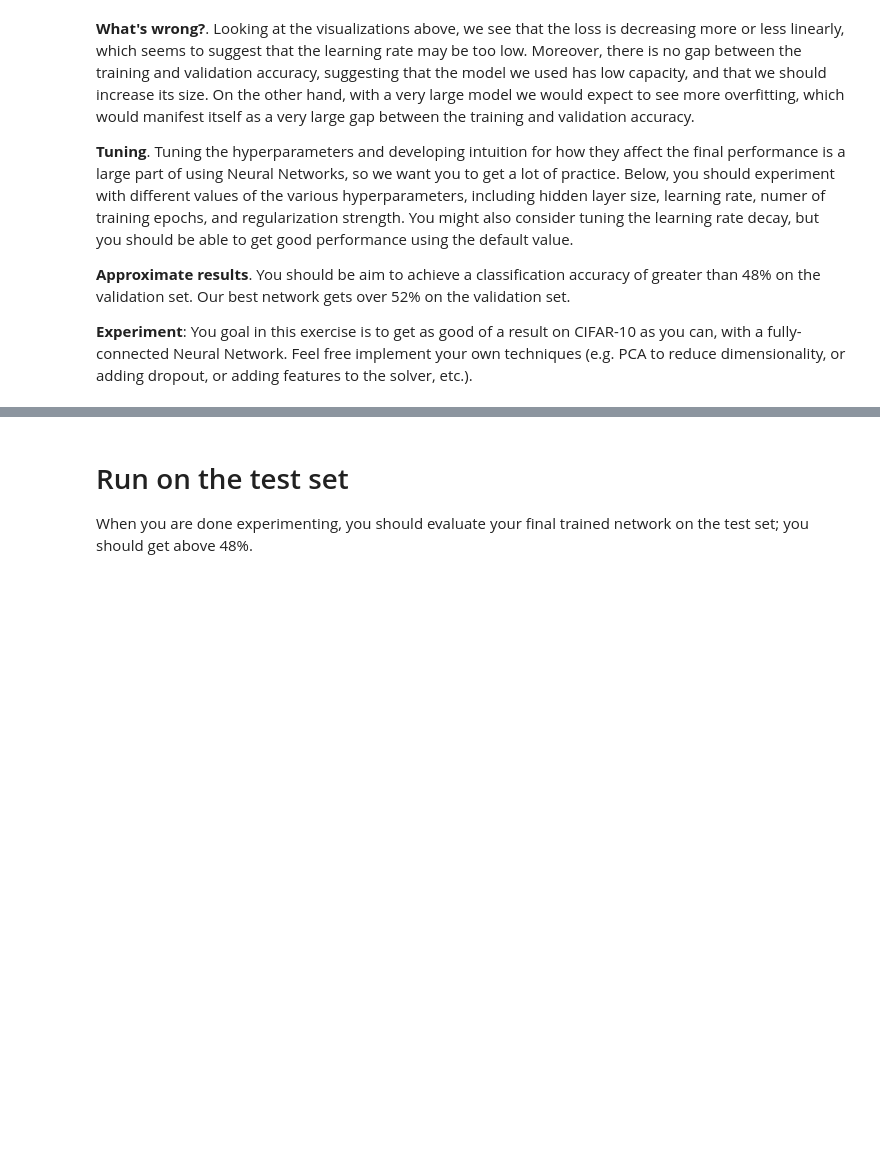
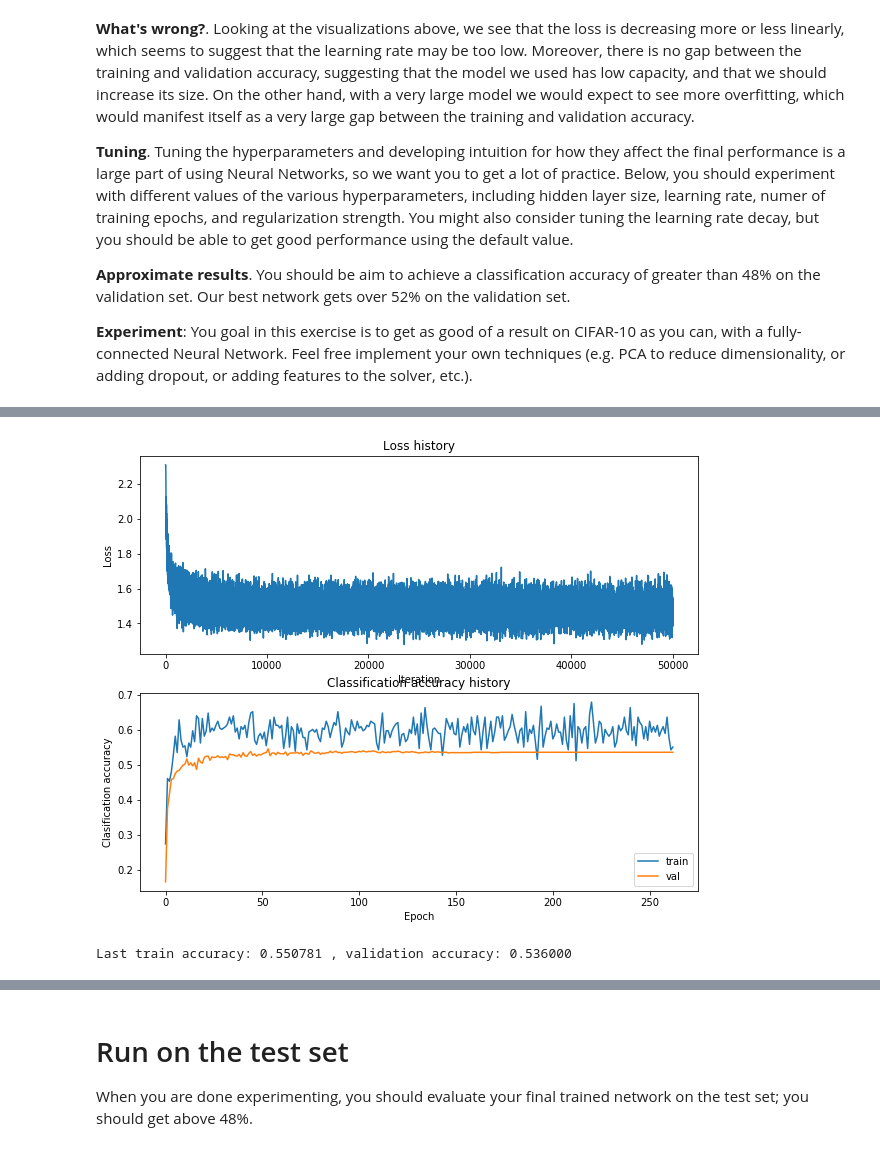
Before and after one commit to jundanl/CS231n_2018, a Jupyter notebook: assignment1/two_layer_net.ipynb, the cells around one changed output, grey strips where cells are left out. Drawn from its saved outputs; the diff is of its cells as text; code cells hidden in the pictures; blank space fills up the shorter version.

```diff
--- a/assignment1/two_layer_net.ipynb
+++ b/assignment1/two_layer_net.ipynb
@@ -290,3 +293,9 @@ show_net_weights(net)
 **Approximate results**. You should be aim to achieve a classification accuracy of greater than 48% on the validation set. Our best network gets over 52% on the validation set.
 
 **Experiment**: You goal in this exercise is to get as good of a result on CIFAR-10 as you can, with a fully-connected Neural Network. Feel free implement your own techniques (e.g. PCA to reduce dimensionality, or adding dropout, or adding features to the solver, etc.).
+# %%
+# Best model storage
+best_net = None # store the best model into this
+best_val = -1
+best_net_history = None
+best_params = None
@@ -312,3 +401,11 @@ best_net = None # store the best model into this
+# %%
+# visualize loss history for best model
+show_loss_history(best_net_history)
+print('Last train accuracy: %f , validation accuracy: %f ' \
+      % (best_net_history['train_acc_history'][-1], best_net_history['val_acc_history'][-1]))
+# %% [output]
+[figure, added]
+Last train accuracy: 0.550781 , validation accuracy: 0.536000
 # %%
 # visualize the weights of the best network
 show_net_weights(best_net)
```
Also changed, not shown: parts of 8 cells of this notebook, 1 other file.
